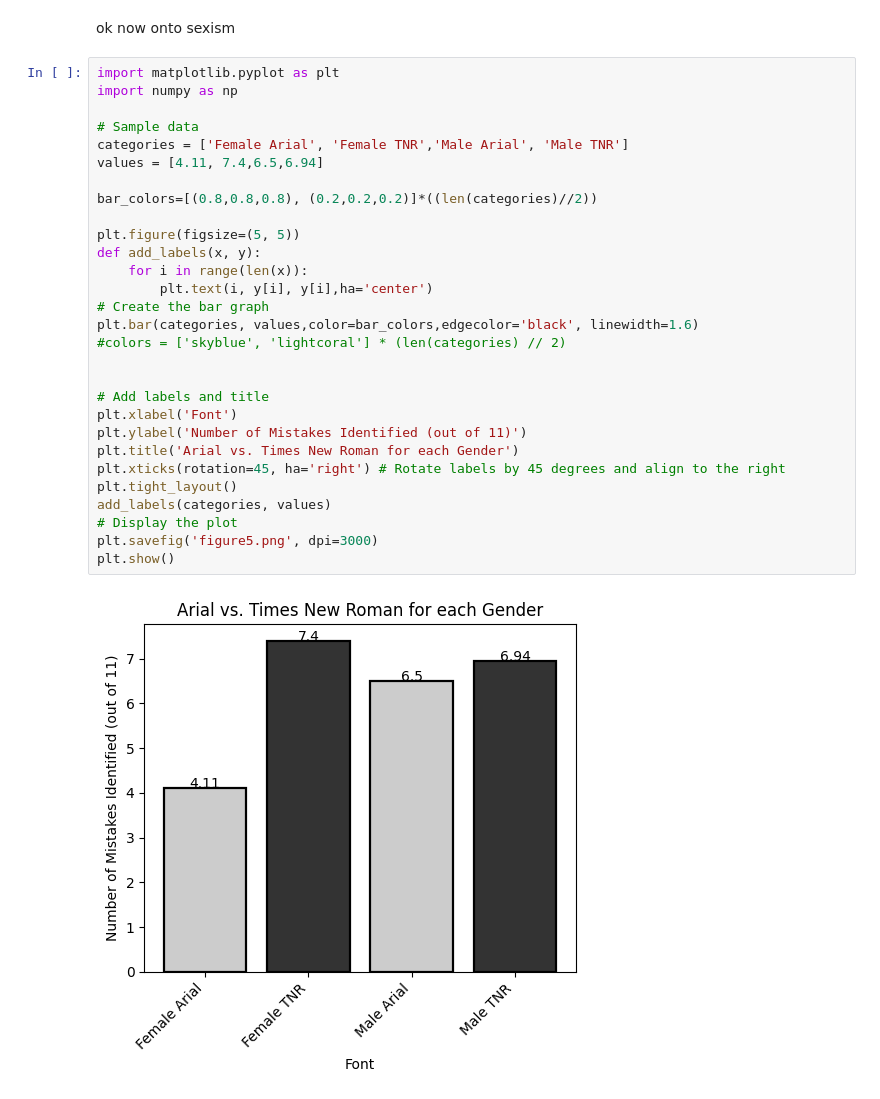
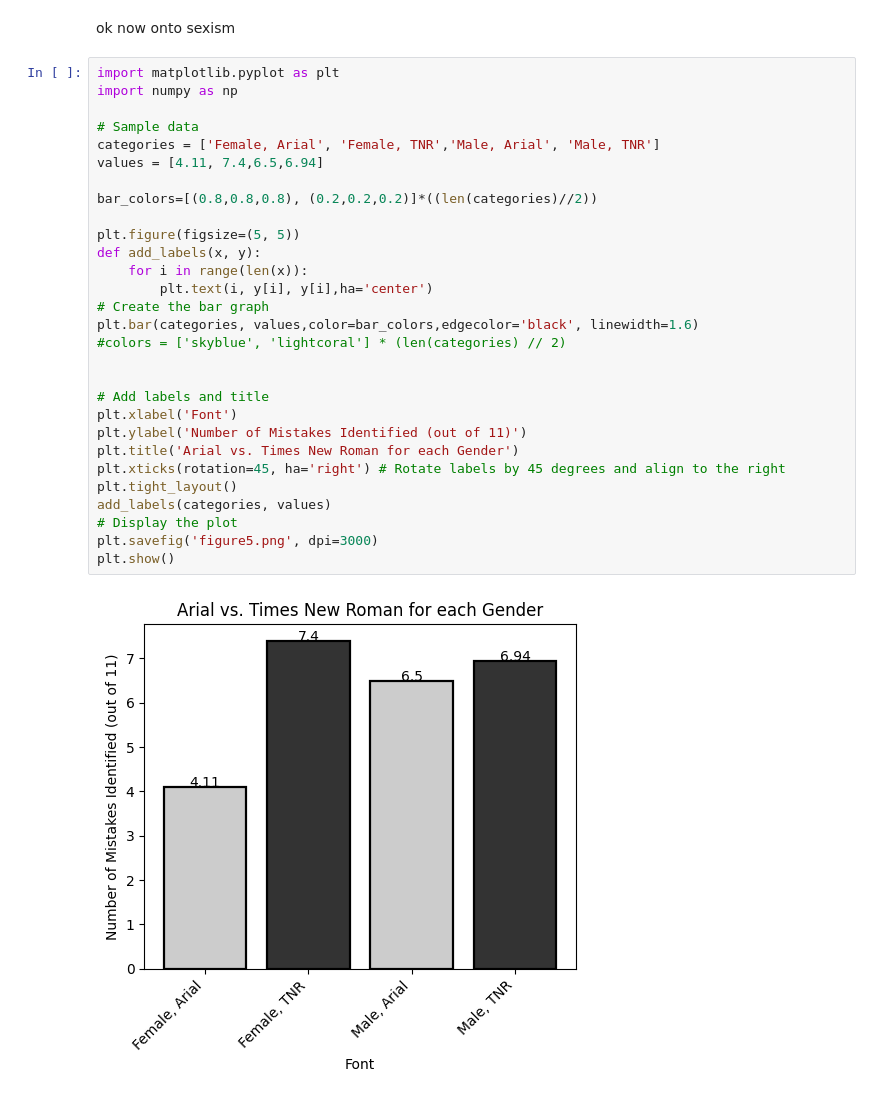
Before and after one commit to Thv1364/temporarything, a Jupyter notebook: stuff.ipynb, the cells around one changed output. Saved outputs shown, nothing was run; the diff lists cells and outputs as text.

```diff
--- a/stuff.ipynb
+++ b/stuff.ipynb
@@ -67,31 +67,31 @@ ok now onto sexism
 # %%
 import matplotlib.pyplot as plt
 import numpy as np
 
 # Sample data
-categories = ['Female Arial', 'Female TNR','Male Arial', 'Male TNR']
+categories = ['Female, Arial', 'Female, TNR','Male, Arial', 'Male, TNR']
 values = [4.11, 7.4,6.5,6.94]
 
 bar_colors=[(0.8,0.8,0.8), (0.2,0.2,0.2)]*((len(categories)//2))
 
 plt.figure(figsize=(5, 5))
 def add_labels(x, y):
     for i in range(len(x)):
         plt.text(i, y[i], y[i],ha='center')
 # Create the bar graph
 plt.bar(categories, values,color=bar_colors,edgecolor='black', linewidth=1.6)
 #colors = ['skyblue', 'lightcoral'] * (len(categories) // 2)
 
 
 # Add labels and title
 plt.xlabel('Font')
 plt.ylabel('Number of Mistakes Identified (out of 11)')
 plt.title('Arial vs. Times New Roman for each Gender')
 plt.xticks(rotation=45, ha='right') # Rotate labels by 45 degrees and align to the right
 plt.tight_layout()
 add_labels(categories, values)
 # Display the plot
 plt.savefig('figure5.png', dpi=3000)
 plt.show()
 # %% [output]
-[figure, old version]
+[figure, new version]
```
Also changed, not shown: 1 other file.
